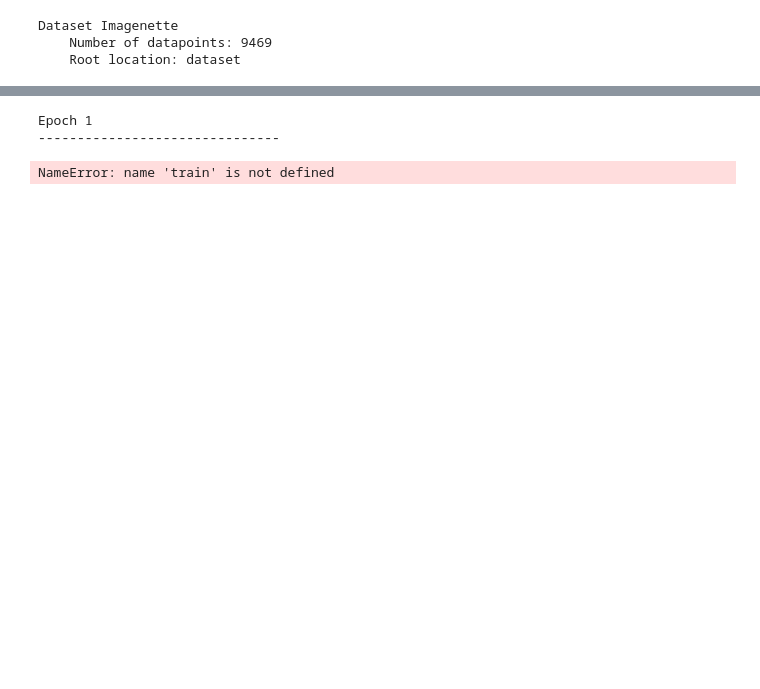
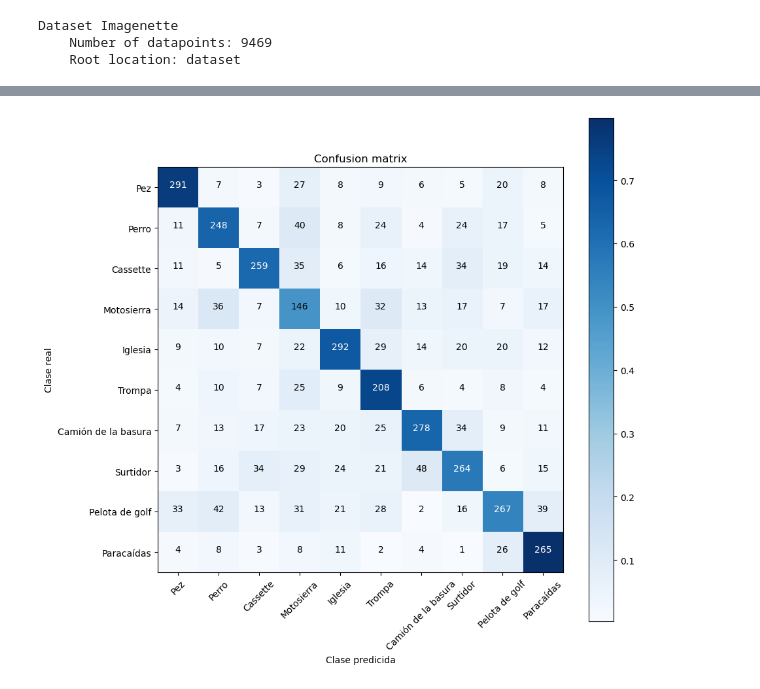
Before and after one commit to AnxoTrillo/lab_redes_neuronais, a Jupyter notebook: CNN_MLP.ipynb, the cells around one changed output, grey strips where cells are left out. Cells and saved outputs as stored; diff of their text form; code cells hidden in the pictures; blank space fills up the shorter version.

```diff
--- a/CNN_MLP.ipynb
+++ b/CNN_MLP.ipynb
@@ -367,0 +399,2 @@ test_dataloader = DataLoader(dataset=test_data,
+# %%
+predicted_cnn,true_cnn=train_test(cnn)
@@ -368,12 +442,17 @@ test_dataloader = DataLoader(dataset=test_data,
 # %%
-train_losses_cnn = []
-for t in range(epochs):
-    print(f"Epoch {t+1}\n-------------------------------")
-    train_loss = train(train_dataloader, cnn, loss_fn, optimizer)
-    train_losses_cnn.append(train_loss.item())
-
-test_predicted_classes_cnn, test_true_classes_cnn = test(test_dataloader, cnn)
+labels_map = {
+    0: "Pez",
+    1: "Perro",
+    2: "Cassette",
+    3: "Motosierra",
+    4: "Iglesia",
+    5: "Trompa",
+    6: "Camión de la basura",
+    7: "Surtidor",
+    8: "Pelota de golf",
+    9: "Paracaídas",
+}
+plot_confusion_matrix(predicted_cnn,true_cnn, labels_map)
+#plot_confusion_matrix(test_true_classes, test_predicted_classes, labels_map)
 # %% [output]
-Epoch 1
--------------------------------
-NameError: name 'train' is not defined
+[figure, added]
```
Also changed, not shown: parts of 18 cells of this notebook.
